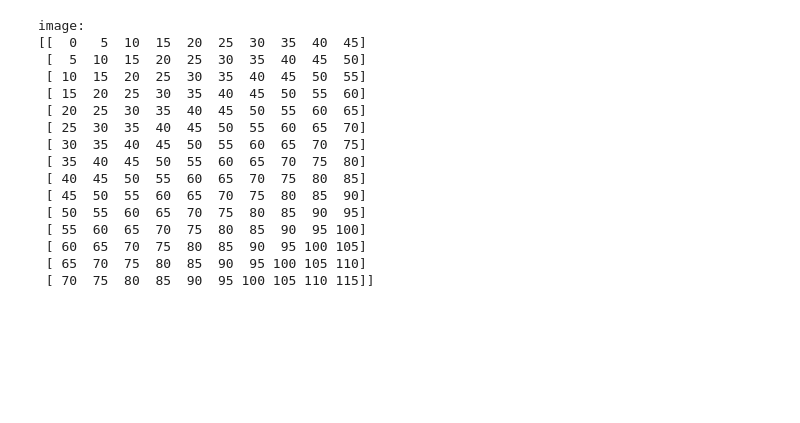
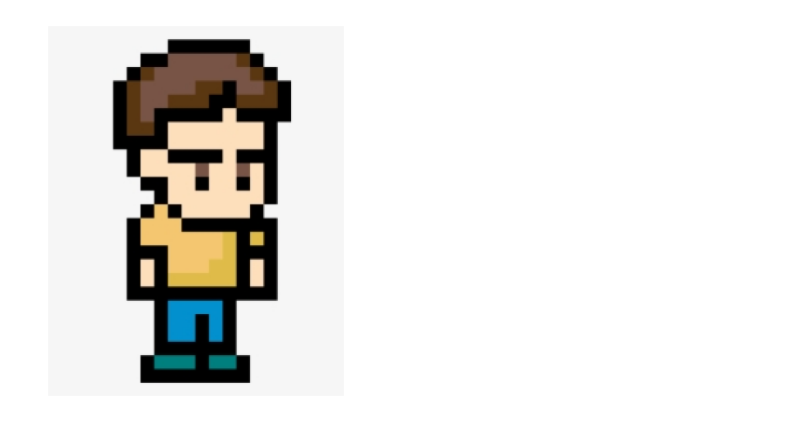
Before and after one commit to meshcode21/Python-Journey, a Jupyter notebook: dip/IPwithNumPy.ipynb, the cells around one changed output. Cells and saved outputs as stored; diff of their text form; code cells hidden in the pictures; blank space fills up the shorter version.

```diff
--- a/dip/IPwithNumPy.ipynb
+++ b/dip/IPwithNumPy.ipynb
@@ -23,20 +1,14 @@ image = np.array([
-# %%
-print("image:")
-print(image)
-# %% [output]
-image:
-[[  0   5  10  15  20  25  30  35  40  45]
- [  5  10  15  20  25  30  35  40  45  50]
- [ 10  15  20  25  30  35  40  45  50  55]
- [ 15  20  25  30  35  40  45  50  55  60]
- [ 20  25  30  35  40  45  50  55  60  65]
- [ 25  30  35  40  45  50  55  60  65  70]
- [ 30  35  40  45  50  55  60  65  70  75]
- [ 35  40  45  50  55  60  65  70  75  80]
- [ 40  45  50  55  60  65  70  75  80  85]
- [ 45  50  55  60  65  70  75  80  85  90]
- [ 50  55  60  65  70  75  80  85  90  95]
- [ 55  60  65  70  75  80  85  90  95 100]
- [ 60  65  70  75  80  85  90  95 100 105]
- [ 65  70  75  80  85  90  95 100 105 110]
- [ 70  75  80  85  90  95 100 105 110 115]]
+# %%
+#  read png image and display using cv2
+import cv2
+import matplotlib.pyplot as plt
+# read image
+img = cv2.imread('image.png')
+# convert to RGB
+img_rgb = cv2.cvtColor(img, cv2.COLOR_BGR2RGB)
+# display image
+plt.imshow(img_rgb)
+plt.axis('off')  # hide axes
+plt.show()
+# %% [output]
+[figure, added]
```
Also changed, not shown: parts of 9 cells of this notebook, 9 other files.
